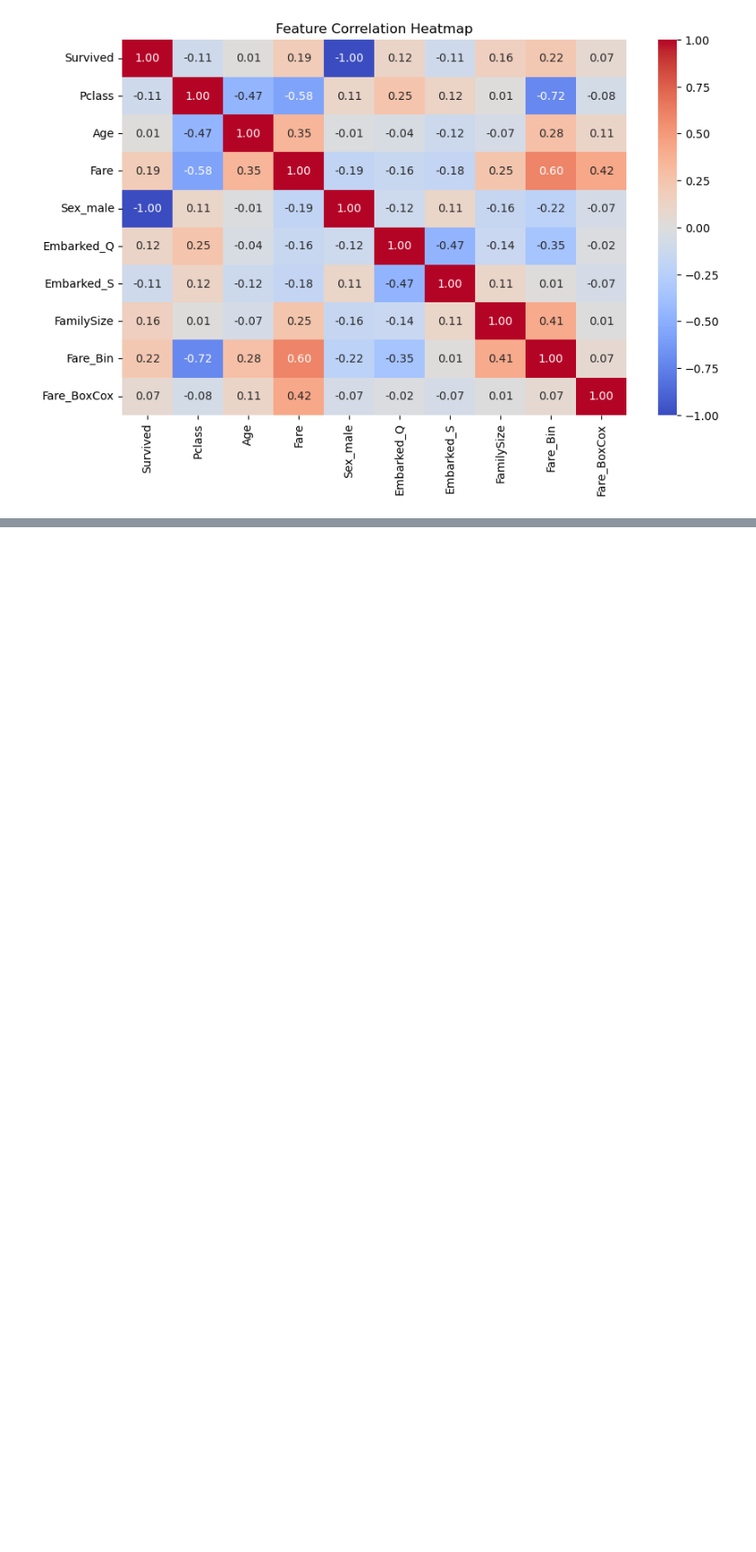
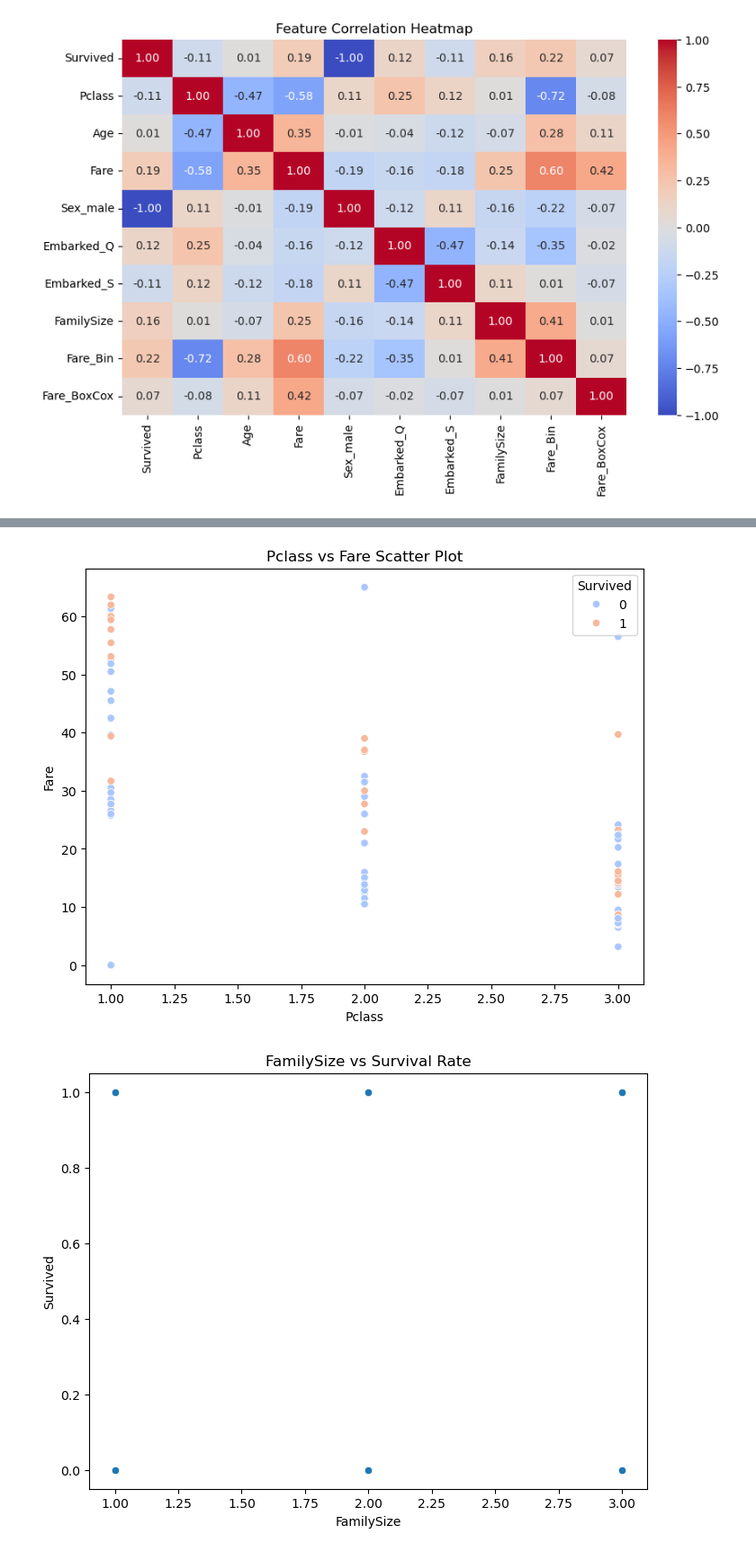
Before and after one commit to mudrap2706/Titanic_Survival_Analysis, a Jupyter notebook: titanic_analysis.ipynb, the cells around one changed output, grey strips where cells are left out. Shown: that part at 90% size. Drawn from its saved outputs; the diff is of its cells as text; code cells hidden in the pictures; blank space fills up the shorter version.

```diff
--- a/titanic_analysis.ipynb
+++ b/titanic_analysis.ipynb
@@ -320,0 +366,22 @@ plt.show()
+# %%
+# Remove Outliers using IQR Method
+Q1 = df[['Age', 'Fare', 'FamilySize']].quantile(0.25)
+Q3 = df[['Age', 'Fare', 'FamilySize']].quantile(0.75)
+IQR = Q3 - Q1
+
+df = df[~((df[['Age', 'Fare', 'FamilySize']] < (Q1 - 1.5 * IQR)) | (df[['Age', 'Fare', 'FamilySize']] > (Q3 + 1.5 * IQR))).any(axis=1)]
+# %%
+# Pclass vs Fare
+plt.figure(figsize=(8, 6))
+sns.scatterplot(x=df['Pclass'], y=df['Fare'], hue=df['Survived'], palette='coolwarm')
+plt.title("Pclass vs Fare Scatter Plot")
+plt.show()
+
+# FamilySize vs Survival
+plt.figure(figsize=(8, 6))
+sns.scatterplot(x=df['FamilySize'], y=df['Survived'], palette='coolwarm')
+plt.title("FamilySize vs Survival Rate")
+plt.show()
+# %% [output]
+[figure, added]
+[figure, added]
```
Also changed, not shown: parts of 5 cells of this notebook.
